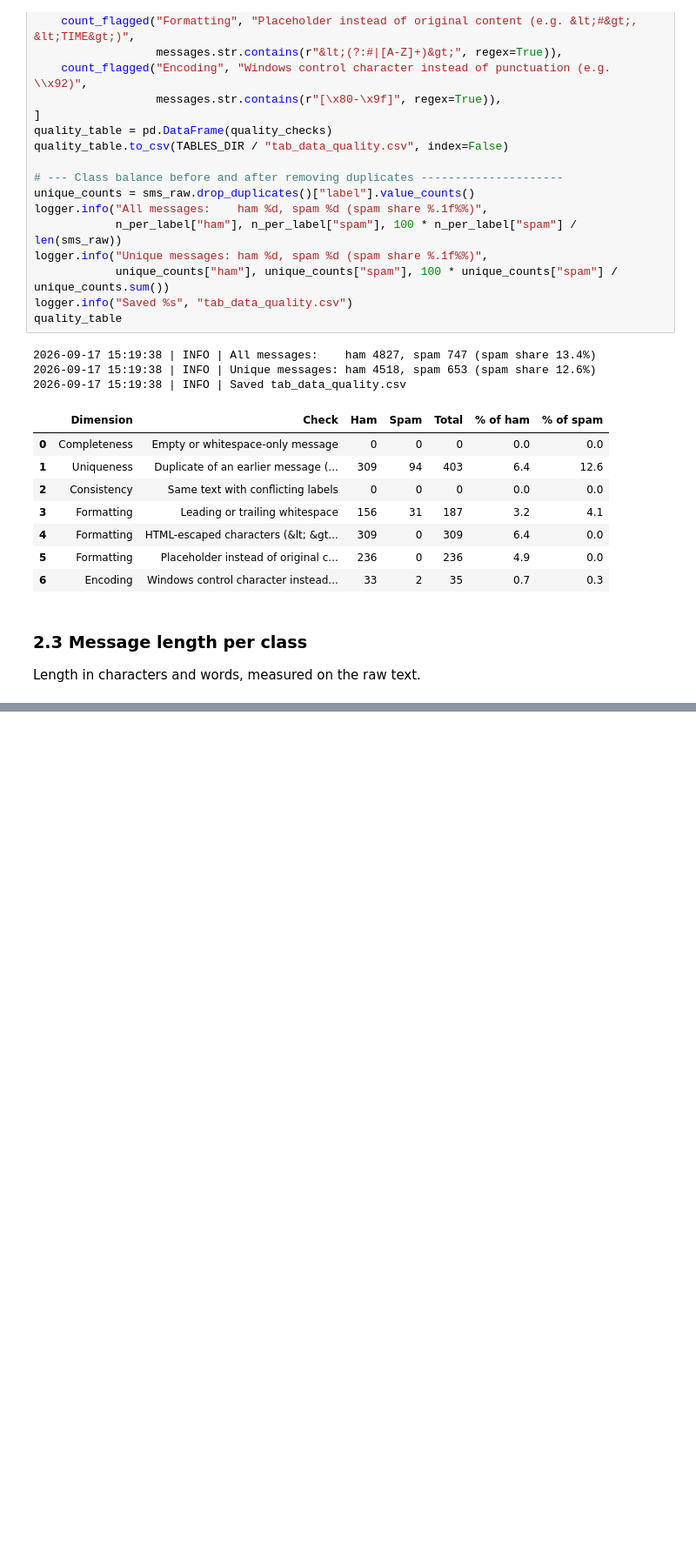
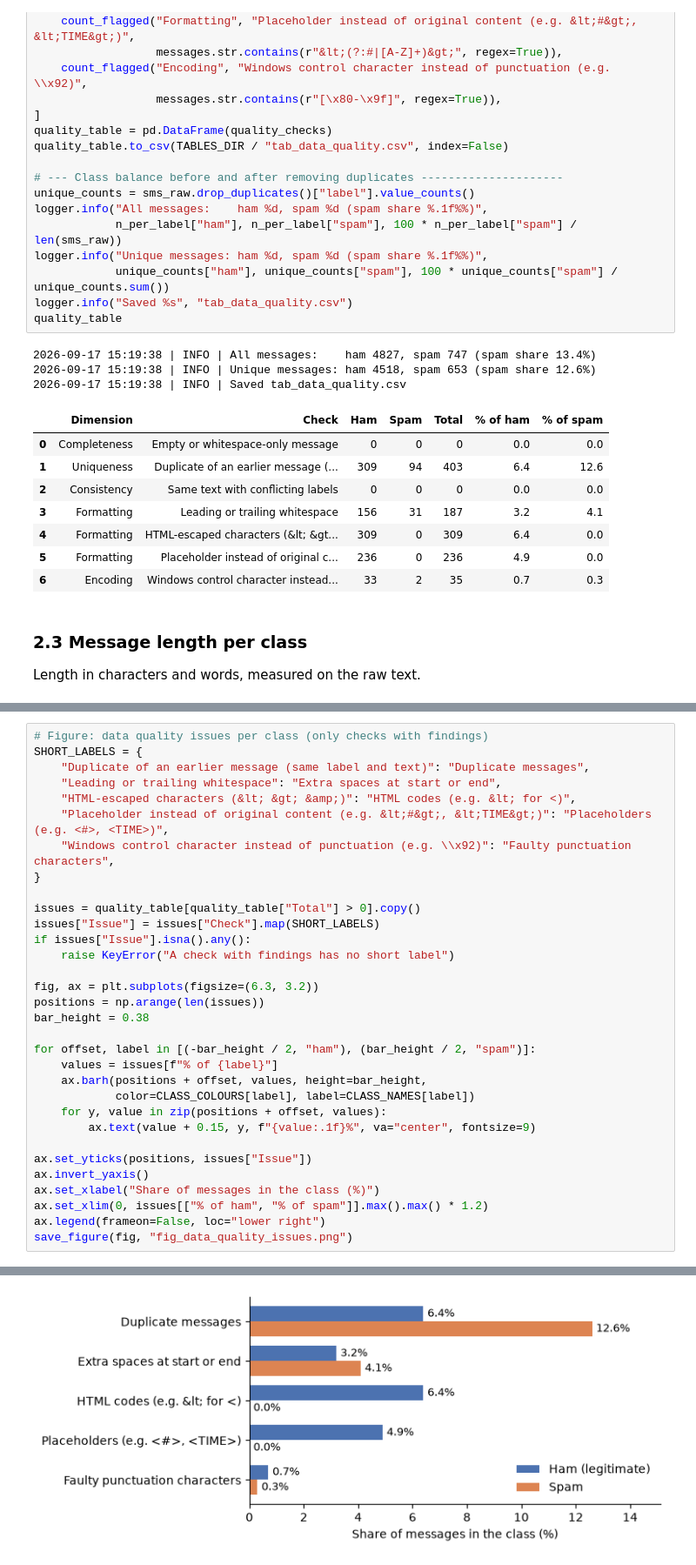
Before and after one commit to santi753/IU_Model_Engineering, a Jupyter notebook: notebooks/spam_filter.ipynb, the cells around one changed output, grey strips where cells are left out. Shown at 87% size. Saved outputs shown, nothing was run; the diff lists cells and outputs as text; blank space fills up the shorter version.

```diff
--- a/notebooks/spam_filter.ipynb
+++ b/notebooks/spam_filter.ipynb
@@ -270,0 +323,33 @@ length_table
+# %%
+# Figure: data quality issues per class (only checks with findings)
+SHORT_LABELS = {
+    "Duplicate of an earlier message (same label and text)": "Duplicate messages",
+    "Leading or trailing whitespace": "Extra spaces at start or end",
+    "HTML-escaped characters (&lt; &gt; &amp;)": "HTML codes (e.g. &lt; for <)",
+    "Placeholder instead of original content (e.g. &lt;#&gt;, &lt;TIME&gt;)": "Placeholders (e.g. <#>, <TIME>)",
+    "Windows control character instead of punctuation (e.g. \\x92)": "Faulty punctuation characters",
+}
+
+issues = quality_table[quality_table["Total"] > 0].copy()
+issues["Issue"] = issues["Check"].map(SHORT_LABELS)
+if issues["Issue"].isna().any():
+    raise KeyError("A check with findings has no short label")
+
+fig, ax = plt.subplots(figsize=(6.3, 3.2))
+positions = np.arange(len(issues))
+bar_height = 0.38
+
+for offset, label in [(-bar_height / 2, "ham"), (bar_height / 2, "spam")]:
+    values = issues[f"% of {label}"]
+    ax.barh(positions + offset, values, height=bar_height,
+            color=CLASS_COLOURS[label], label=CLASS_NAMES[label])
+    for y, value in zip(positions + offset, values):
+        ax.text(value + 0.15, y, f"{value:.1f}%", va="center", fontsize=9)
+
+ax.set_yticks(positions, issues["Issue"])
+ax.invert_yaxis()
+ax.set_xlabel("Share of messages in the class (%)")
+ax.set_xlim(0, issues[["% of ham", "% of spam"]].max().max() * 1.2)
+ax.legend(frameon=False, loc="lower right")
+save_figure(fig, "fig_data_quality_issues.png")
+# %% [output]
@@ -270,0 +357 @@ length_table
+[figure, added]
```
Also changed, not shown: parts of 5 cells of this notebook, 3 other files.
